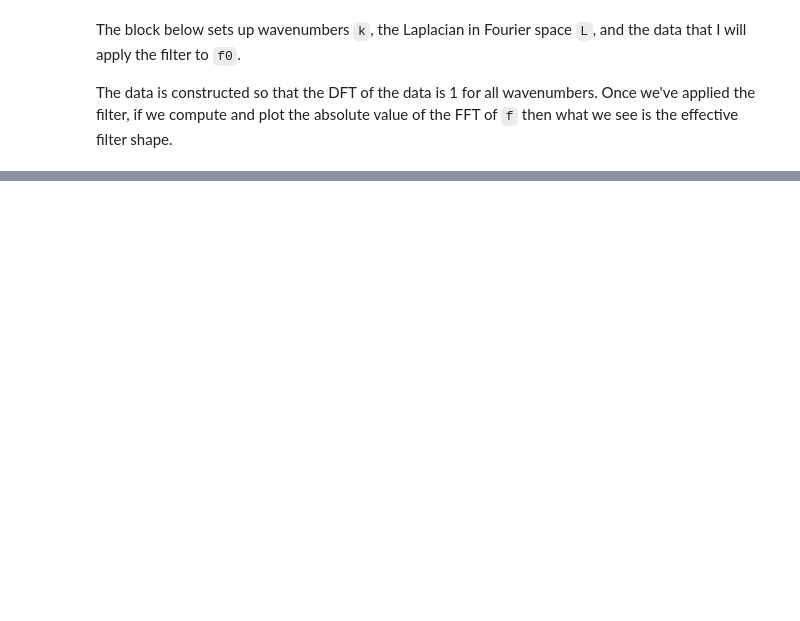
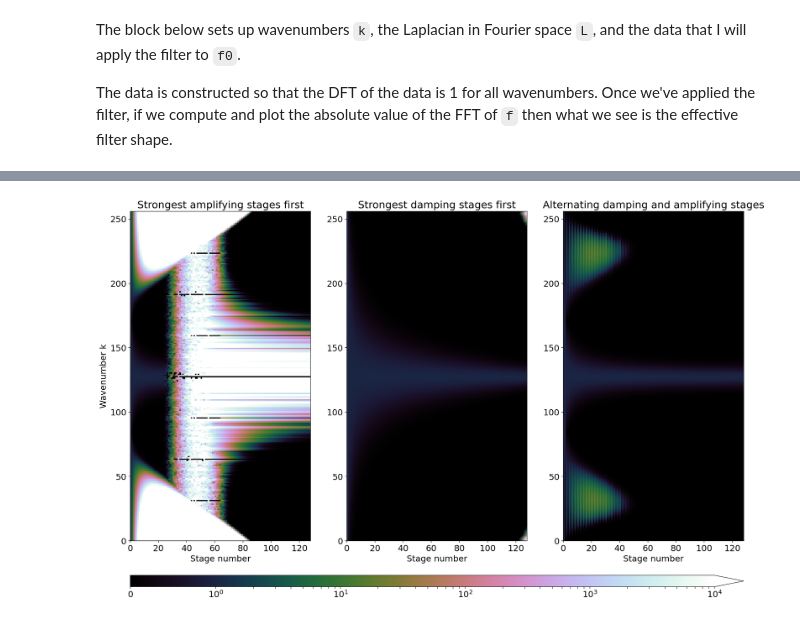
Before and after one commit to ocean-eddy-cpt/gcm-filters-paper, a Jupyter notebook: Roundoff.ipynb, the cells around one changed output, grey strips where cells are left out. Cells and saved outputs as stored; diff of their text form; code cells hidden in the pictures; blank space fills up the shorter version.

Commit message:
tweak numerical instability figure

```diff
--- a/Roundoff.ipynb
+++ b/Roundoff.ipynb
@@ -78,0 +79,33 @@ plt.tight_layout()
+# %%
+import matplotlib as mpl
+import matplotlib.pylab as pylab
+params = {'font.size': 16}
+pylab.rcParams.update(params)
+cmap = 'cubehelix'
+vmax = 1e4
+
+fig, axarr = plt.subplots(ncols=3, nrows=1, figsize=[20,10])
+
+im0 = axarr[0].pcolormesh(fIncreasing, cmap=cmap, norm=mpl.colors.SymLogNorm(linthresh=1), vmax=vmax)
+axarr[0].set_xlabel('Stage number')
+axarr[0].set_ylabel('Wavenumber k')
+axarr[0].set_title('Strongest amplifying stages first')
+
+im1 = axarr[1].pcolormesh(fDecreasing, cmap=cmap, norm=mpl.colors.SymLogNorm(linthresh=1), vmax=vmax)
+axarr[1].set_xlabel('Stage number')
+#axarr[1].set_ylabel('Wavenumber k')
+axarr[1].set_title('Strongest damping stages first')
+
+im2 = axarr[2].pcolormesh(fAlternating, cmap=cmap, norm=mpl.colors.SymLogNorm(linthresh=1), vmax=vmax)
+axarr[2].set_xlabel('Stage number')
+#axarr[2].set_ylabel('Wavenumber k')
+axarr[2].set_title('Alternating damping and amplifying stages')
+
+# colorbar
+fig.subplots_adjust(left=0.1, bottom=0.02)
+cax = fig.add_axes([0.1, -0.1, 0.8, 0.03])
+cbar = fig.colorbar(im0, cax=cax, orientation='horizontal',extend='max')
+
+#plt.savefig('figures/instability_cubehelix.png',dpi=400,bbox_inches='tight',pad_inches=0)
+# %% [output]
+[figure, added]
```
Also changed, not shown: parts of 4 cells of this notebook.
